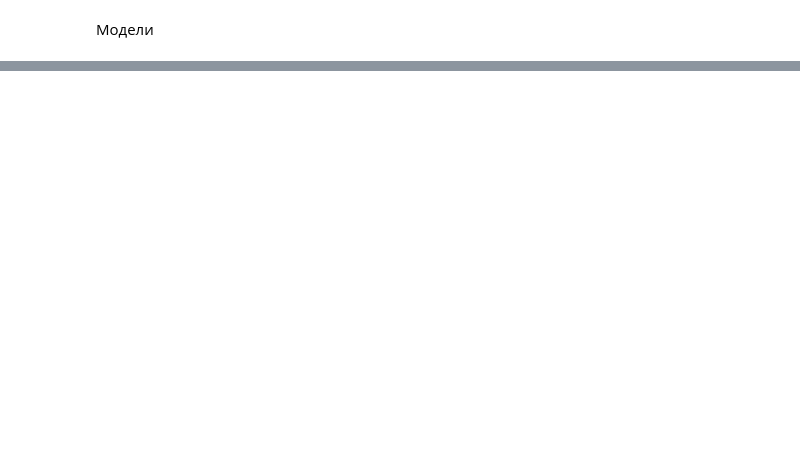
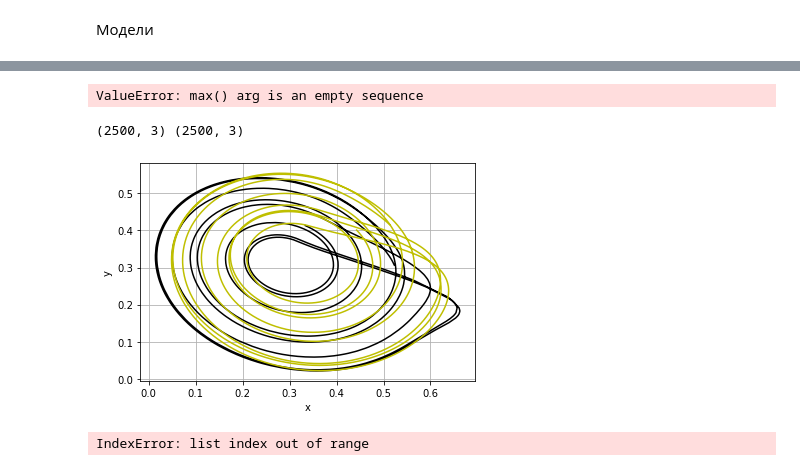
Before and after one commit to pakrentos/eeg_connectivity, a Jupyter notebook: RedArticle.ipynb, the cells around one changed output, grey strips where cells are left out. Cells and saved outputs as stored; diff of their text form; code cells hidden in the pictures; blank space fills up the shorter version.

```diff
--- a/RedArticle.ipynb
+++ b/RedArticle.ipynb
@@ -151,0 +255,4 @@ plot_history2(hist[8])
+# %%
+print(max(rsq), best_model)
+# %% [output]
+ValueError: max() arg is an empty sequence
@@ -151,0 +269,17 @@ plot_history2(hist[8])
+# %%
+print(res.shape, val_trgt.shape)
+# %% [output]
+(2500, 3) (2500, 3)
+# %%
+plt.plot(res[:, 0], res[:, 1], 'k', label='Dependent system 2')
+plt.plot(trgt_init[:, 0], trgt_init[:, 1], 'y', label='Independent system 1')
+plt.xlabel('x')
+plt.ylabel('y')
+plt.grid()
+plt.show()
+# %% [output]
+[figure, added]
+# %%
+plot_history(hist[best_model-1])
+# %% [output]
+IndexError: list index out of range
```
Also changed, not shown: parts of 27 cells of this notebook.
